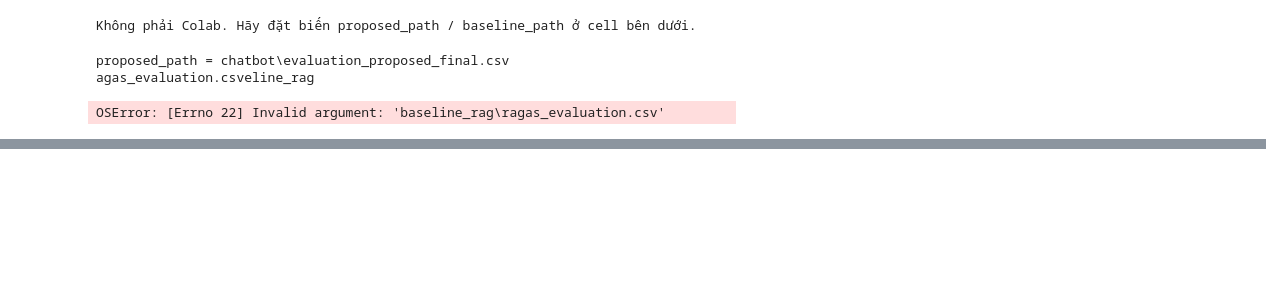
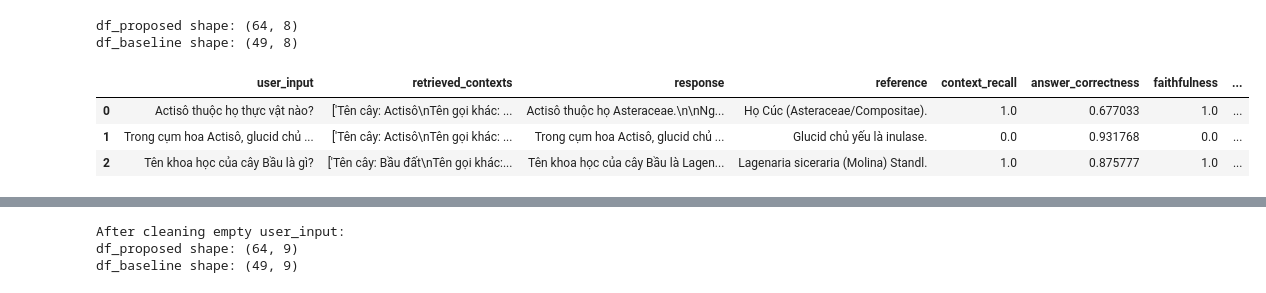
Before and after one commit to HuyTran28/23CLCT2_TraditionalMedicineChatbot, a Jupyter notebook: ragas_compare_summary.ipynb, the cells around one changed output, grey strips where cells are left out. Saved outputs shown, nothing was run; the diff lists cells and outputs as text; code cells hidden in the pictures; blank space fills up the shorter version.

```diff
--- a/ragas_compare_summary.ipynb
+++ b/ragas_compare_summary.ipynb
@@ -38,66 +19,19 @@ def _is_colab() -> bool:
-# %%
-# ==== 2) Upload / chọn đường dẫn file ====
-# Nếu chạy trên Colab: upload 2 file CSV (eval_proposed và eval_baseline).
-# Nếu chạy trên Jupyter local: đặt proposed_path / baseline_path trỏ tới file CSV của bạn.
-
-uploaded_files = None
-if _is_colab():
-    from google.colab import files  # type: ignore
-    uploaded_files = files.upload()
-    print("Uploaded:", list(uploaded_files.keys()))
-else:
-    print("Không phải Colab. Hãy đặt biến proposed_path / baseline_path ở cell bên dưới.")
-
-# Nếu bạn muốn tự đặt tên file, chỉnh ở cell tiếp theo.
-# %% [output]
-Không phải Colab. Hãy đặt biến proposed_path / baseline_path ở cell bên dưới.
-# %%
-# ==== 3) Set đường dẫn file ====
-# Cách 1 (Colab): Nếu bạn upload đúng 2 file, notebook sẽ cố gắng tự nhận diện.
-# Cách 2: Tự gán proposed_path và baseline_path theo tên file/đường dẫn.
-
-proposed_path = 'chatbot\evaluation_proposed_final.csv'
-baseline_path = 'baseline_rag\ragas_evaluation.csv'
-
-if uploaded_files is not None:
-    names = list(uploaded_files.keys())
-    # Heuristic: ưu tiên file có chữ "proposed"/"baseline" trong tên
-    proposed_candidates = [n for n in names if "proposed" in n.lower()]
-    baseline_candidates = [n for n in names if "baseline" in n.lower() or "ragas" in n.lower()]
-
-    if proposed_candidates:
-        proposed_path = proposed_candidates[0]
-    if baseline_candidates:
-        baseline_path = baseline_candidates[0]
-
-    # fallback: nếu không nhận diện được, lấy theo thứ tự upload
-    if proposed_path is None and len(names) >= 1:
-        proposed_path = names[0]
-    if baseline_path is None and len(names) >= 2:
-        baseline_path = names[1]
-
-# ---- Nếu bạn chạy local hoặc muốn override, bỏ comment và sửa 2 dòng dưới ----
-proposed_path = "eval_proposed.csv"
-baseline_path = "eval_baseline.csv"
-
-assert proposed_path is not None and baseline_path is not None, (
-    "Chưa có proposed_path/baseline_path. Hãy gán thủ công ở cuối cell này."
-)
-
-print("proposed_path =", proposed_path)
-print("baseline_path =", baseline_path)
-# %% [output]
-proposed_path = chatbot\evaluation_proposed_final.csv
-agas_evaluation.csveline_rag
 # %%
-# ==== 4) Load dữ liệu ====
+proposed_path = 'chatbot/evaluation_proposed_final.csv'
+baseline_path = 'baseline_rag/ragas_evaluation.csv'
+
 df_proposed = pd.read_csv(proposed_path)
 df_baseline = pd.read_csv(baseline_path)
 
 print("df_proposed shape:", df_proposed.shape)
 print("df_baseline shape:", df_baseline.shape)
 
 display(df_proposed.head(3))
 display(df_baseline.head(3))
 # %% [output]
-OSError: [Errno 22] Invalid argument: 'baseline_rag\ragas_evaluation.csv'
+df_proposed shape: (64, 8)
+df_baseline shape: (49, 8)
+|  | user_input | retrieved_contexts | response | reference | context_recall | answer_correctness | faithfulness | ... |
+| 0 | Actisô thuộc họ thực vật nào? | ['Tên cây: Actisô\nTên gọi khác: ... | Actisô thuộc họ Asteraceae.\n\nNg... | Họ Cúc (Asteraceae/Compositae). | 1.0 | 0.677033 | 1.0 | ... |
+| 1 | Trong cụm hoa Actisô, glucid chủ ... | ['Tên cây: Actisô\nTên gọi khác: ... | Trong cụm hoa Actisô, glucid chủ ... | Glucid chủ yếu là inulase. | 0.0 | 0.931768 | 0.0 | ... |
+| 2 | Tên khoa học của cây Bầu là gì? | ['Tên cây: Bầu đất\nTên gọi khác:... | Tên khoa học của cây Bầu là Lagen... | Lagenaria siceraria (Molina) Standl. | 1.0 | 0.875777 | 1.0 | ... |
@@ -104,5 +42,4 @@ OSError: [Errno 22] Invalid argument: 'baseline_rag\ragas_evaluation.csv'
 # %%
-# ==== 5) Validate cột & ép kiểu số ====
 required_cols = set(["user_input"] + METRICS)
 
 missing_p = required_cols - set(df_proposed.columns)
@@ -125,6 +62,10 @@ df_baseline = df_baseline[df_baseline["_key"] != ""].copy()
 print("After cleaning empty user_input:")
 print("df_proposed shape:", df_proposed.shape)
 print("df_baseline shape:", df_baseline.shape)
+# %% [output]
+After cleaning empty user_input:
+df_proposed shape: (64, 9)
+df_baseline shape: (49, 9)
 # %%
 # ==== 6) Tính trung bình (3 dòng) ====
 # (A) Trung bình toàn bộ proposed
```
Also changed, not shown: parts of 8 cells of this notebook, 1 other file.
